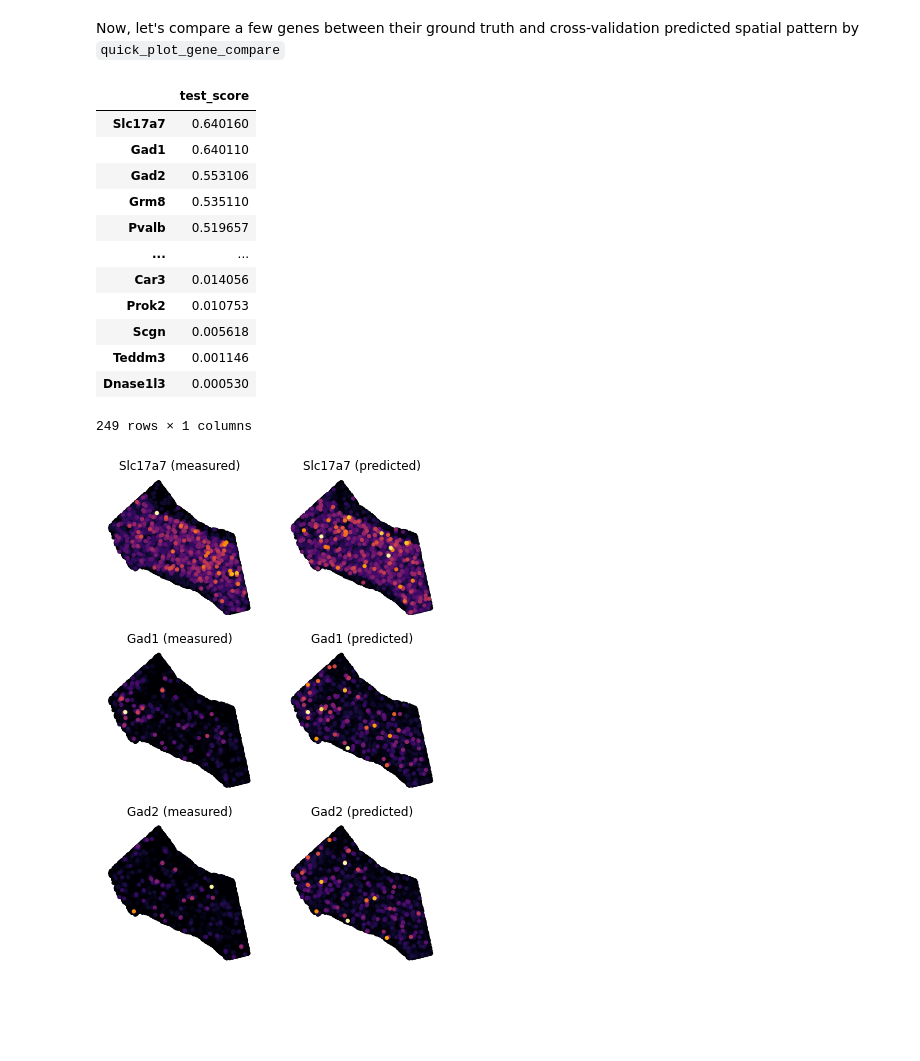
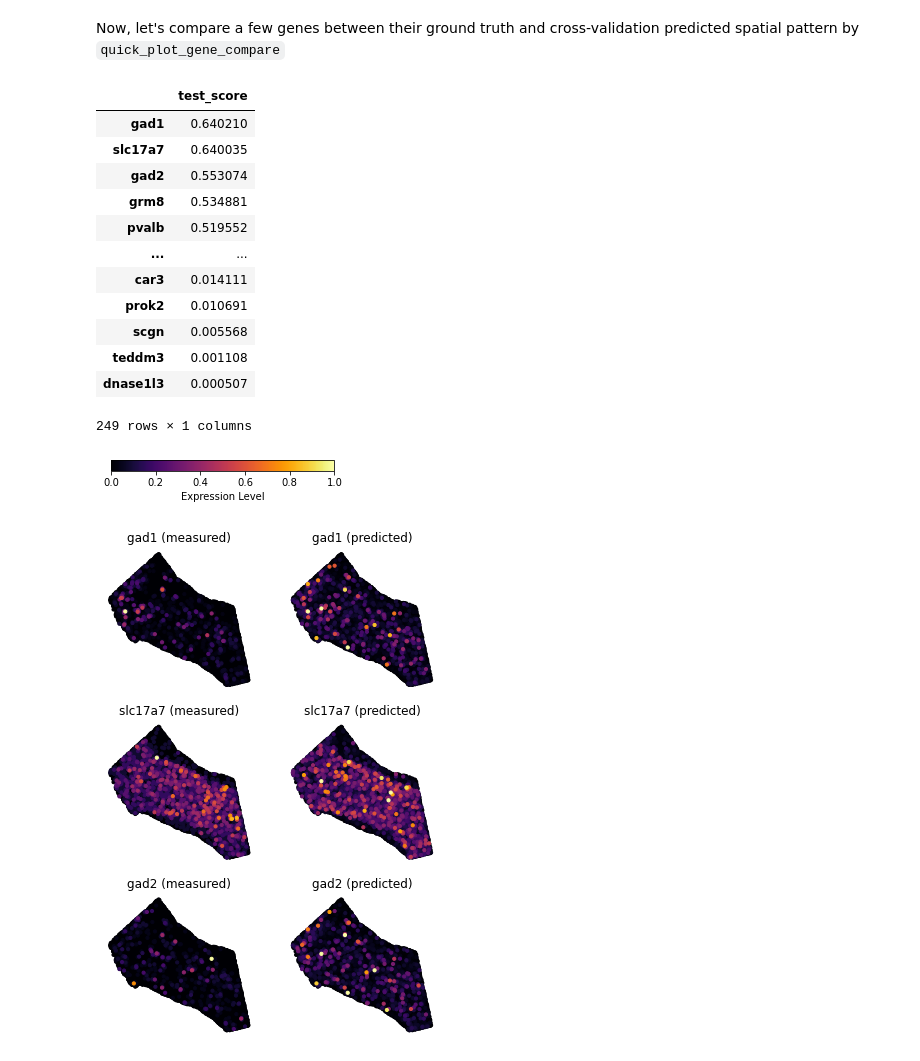
Before and after one commit to broadinstitute/Tangram, a Jupyter notebook: example/1_tutorial_tangram.ipynb, the cells around one changed output. Cells and saved outputs as stored; diff of their text form; code cells hidden in the pictures; blank space fills up the shorter version.

```diff
--- a/example/1_tutorial_tangram.ipynb
+++ b/example/1_tutorial_tangram.ipynb
@@ -456,7 +462,7 @@ ad_ge_cv.write_h5ad('ad_ge_cv.h5ad')
 # %% [markdown]
 We can use `plot_test_scores` to display an overview of the cross validation test scores of each gene vs. sparsity. Here `adata_to_cluster_expression` function is called first to aggregate single cell data at cluster level as we ran mapping at cluster level.
 # %%
-ad_ge_cv = sc.read_h5ad('ad_ge_cv.h5ad')
+ad_ge_cv = sc.read_h5ad('ad_ge_cv_cluster.h5ad')
 # %%
 ad_sc = tg.adata_to_cluster_expression(ad_sc, cluster_label='subclass_label', scale=True, add_density=False);
 tg.plot_test_scores(ad_sc, ad_sp, ad_ge_cv.var, bins='auto', alpha=.7)
@@ -468,24 +474,25 @@ Now, let's compare a few genes between their ground truth and cross-validation p
 ad_ge_cv.var.sort_values(by='test_score', ascending=False)
 # %% [output]
 |  | test_score |
-| Slc17a7 | 0.640160 |
-| Gad1 | 0.640110 |
-| Gad2 | 0.553106 |
-| Grm8 | 0.535110 |
-| Pvalb | 0.519657 |
+| gad1 | 0.640210 |
+| slc17a7 | 0.640035 |
+| gad2 | 0.553074 |
+| grm8 | 0.534881 |
+| pvalb | 0.519552 |
 | ... | ... |
-| Car3 | 0.014056 |
-| Prok2 | 0.010753 |
-| Scgn | 0.005618 |
-| Teddm3 | 0.001146 |
-| Dnase1l3 | 0.000530 |
+| car3 | 0.014111 |
+| prok2 | 0.010691 |
+| scgn | 0.005568 |
+| teddm3 | 0.001108 |
+| dnase1l3 | 0.000507 |
 249 rows × 1 columns
 # %%
 ranked_genes = list(ad_ge_cv.var.sort_values(by='test_score', ascending=False).index.values)
 top_genes = ranked_genes[:3]
 bottom_genes = ranked_genes[-3:]
 # %%
-tg.plot_genes(genes=top_genes, adata_measured=ad_sp, adata_predicted=ad_ge_cv, s=10, robust=True, perc=0.01, cmap='inferno')
+tg.plot_genes(genes=top_genes, adata_measured=ad_sp, adata_predicted=ad_ge_cv, s=10, robust=True, perc=0.02)
 # %% [output]
-[figure, old version]
+[figure, new version]
+[figure, added]
 # %%
```
Also changed, not shown: parts of 21 cells of this notebook.
